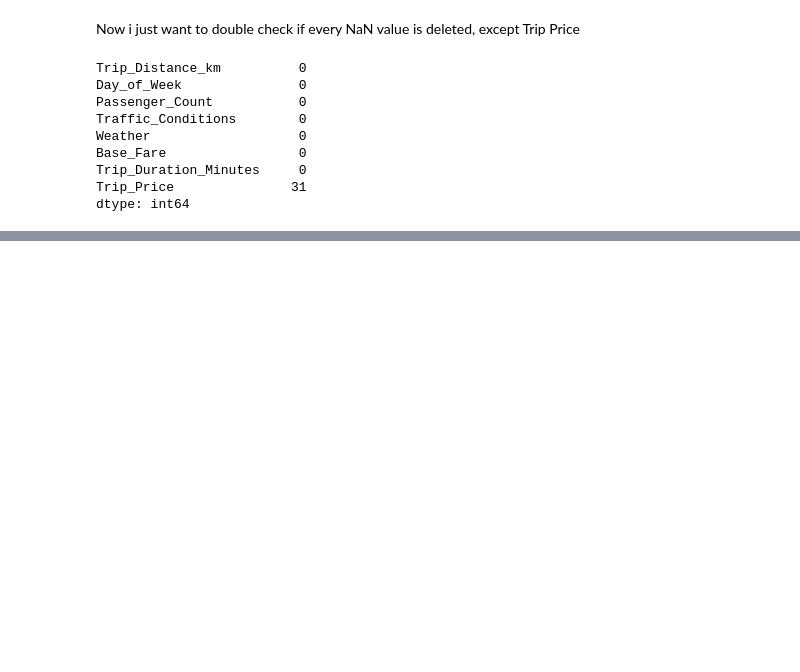
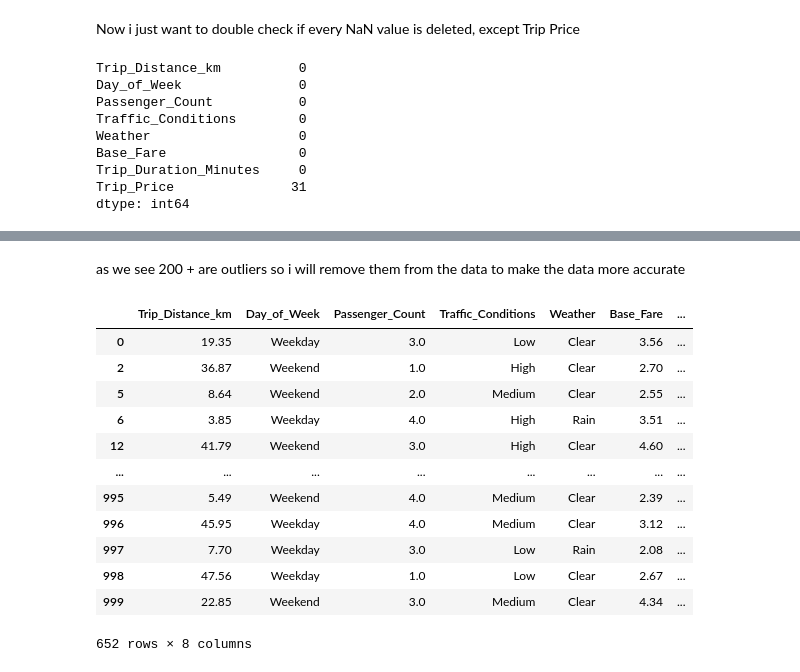
Before and after one commit to norelindkvist-debug/taxi-prediction-fullstack-nore, a Jupyter notebook: src/taxipred/model_development/eda.ipynb, the cells around one changed output, grey strips where cells are left out. Saved outputs shown, nothing was run; the diff lists cells and outputs as text; code cells hidden in the pictures; blank space fills up the shorter version.

Commit message:
Now im finnished with my eda and created a cleaned version of the csv file that you can find under data

```diff
--- a/src/taxipred/model_development/eda.ipynb
+++ b/src/taxipred/model_development/eda.ipynb
@@ -193,0 +204,19 @@ dtype: int64
+# %% [markdown]
+as we see 200 + are outliers so i will remove them from the data to make the data more accurate
+# %%
+df = df[df["Trip_Price"] < 200].copy()
+df
+# %% [output]
+|  | Trip_Distance_km | Day_of_Week | Passenger_Count | Traffic_Conditions | Weather | Base_Fare | ... |
+| 0 | 19.35 | Weekday | 3.0 | Low | Clear | 3.56 | ... |
+| 2 | 36.87 | Weekend | 1.0 | High | Clear | 2.70 | ... |
+| 5 | 8.64 | Weekend | 2.0 | Medium | Clear | 2.55 | ... |
+| 6 | 3.85 | Weekday | 4.0 | High | Rain | 3.51 | ... |
+| 12 | 41.79 | Weekend | 3.0 | High | Clear | 4.60 | ... |
+| ... | ... | ... | ... | ... | ... | ... | ... |
+| 995 | 5.49 | Weekend | 4.0 | Medium | Clear | 2.39 | ... |
+| 996 | 45.95 | Weekday | 4.0 | Medium | Clear | 3.12 | ... |
+| 997 | 7.70 | Weekday | 3.0 | Low | Rain | 2.08 | ... |
+| 998 | 47.56 | Weekday | 1.0 | Low | Clear | 2.67 | ... |
+| 999 | 22.85 | Weekend | 3.0 | Medium | Clear | 4.34 | ... |
+652 rows × 8 columns
```
Also changed, not shown: parts of 4 cells of this notebook, 2 other files.
